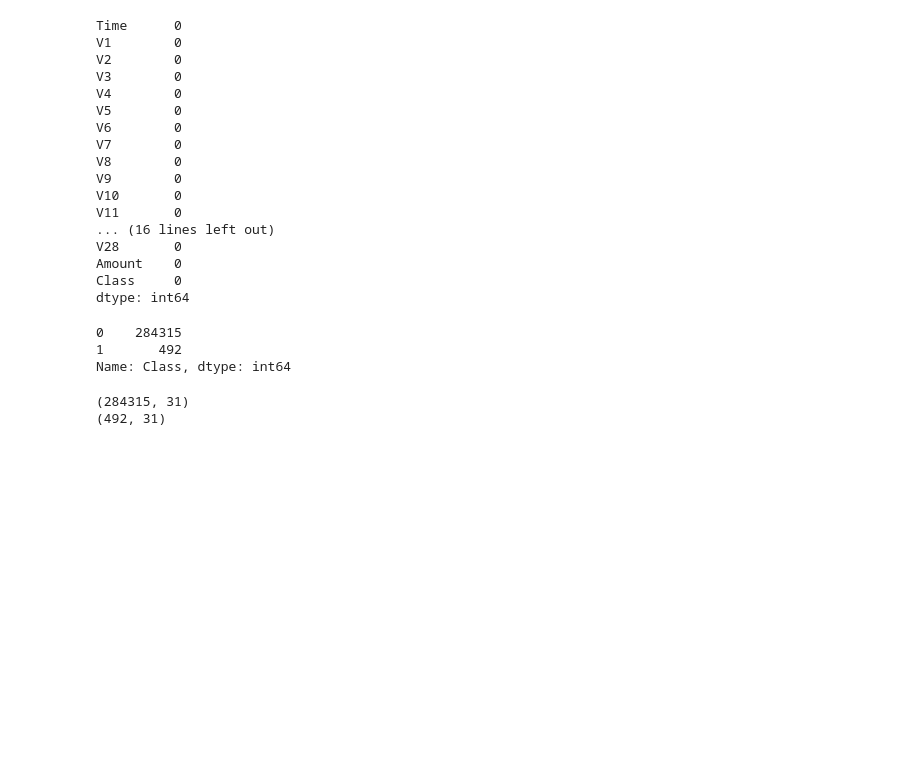
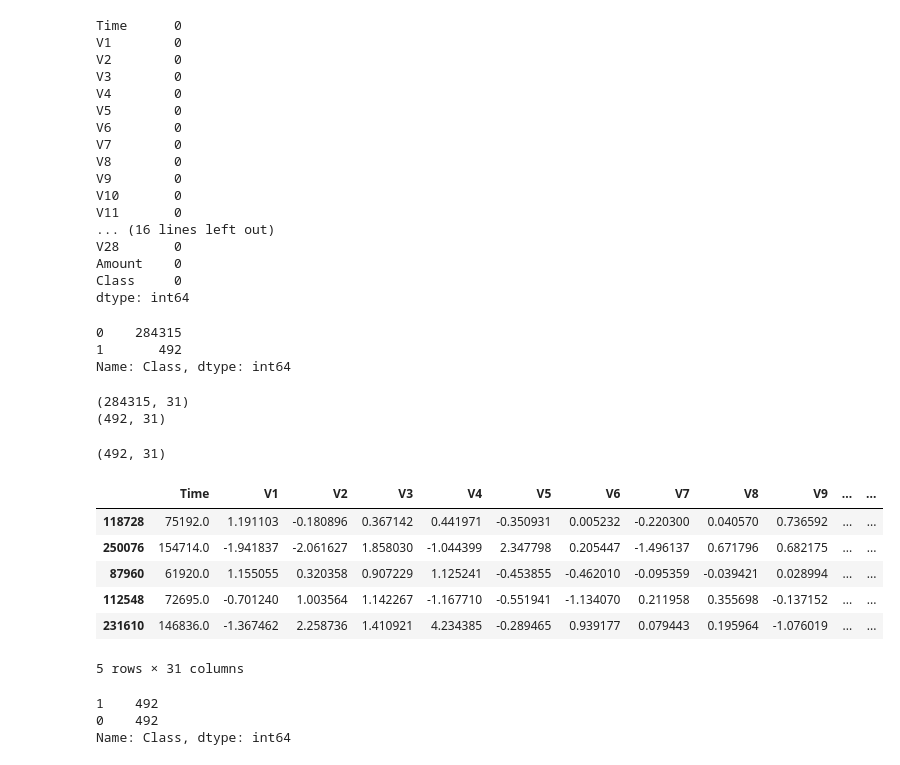
Before and after one commit to glenchiridza/ml_chp1_concepts, a Jupyter notebook: cp1.ipynb, the cells around one changed output. Saved outputs shown, nothing was run; the diff lists cells and outputs as text; code cells hidden in the pictures; blank space fills up the shorter version.

```diff
--- a/cp1.ipynb
+++ b/cp1.ipynb
@@ -1459,0 +1462,25 @@ print(fraud.shape)
+# %%
+legit_sample = legit.sample(n=492)
+# %%
+print(legit_sample.shape)
+# %% [output]
+(492, 31)
+# %%
+#Concatenate the two dataframes
+new_df = pd.concat([legit_sample,fraud],axis=0)
+# %%
+new_df.head()
+# %% [output]
+|  | Time | V1 | V2 | V3 | V4 | V5 | V6 | V7 | V8 | V9 | ... | ... |
+| 118728 | 75192.0 | 1.191103 | -0.180896 | 0.367142 | 0.441971 | -0.350931 | 0.005232 | -0.220300 | 0.040570 | 0.736592 | ... | ... |
+| 250076 | 154714.0 | -1.941837 | -2.061627 | 1.858030 | -1.044399 | 2.347798 | 0.205447 | -1.496137 | 0.671796 | 0.682175 | ... | ... |
+| 87960 | 61920.0 | 1.155055 | 0.320358 | 0.907229 | 1.125241 | -0.453855 | -0.462010 | -0.095359 | -0.039421 | 0.028994 | ... | ... |
+| 112548 | 72695.0 | -0.701240 | 1.003564 | 1.142267 | -1.167710 | -0.551941 | -1.134070 | 0.211958 | 0.355698 | -0.137152 | ... | ... |
+| 231610 | 146836.0 | -1.367462 | 2.258736 | 1.410921 | 4.234385 | -0.289465 | 0.939177 | 0.079443 | 0.195964 | -1.076019 | ... | ... |
+5 rows × 31 columns
+# %%
+new_df['Class'].value_counts()
+# %% [output]
+1    492
+0    492
+Name: Class, dtype: int64
```
Also changed, not shown: parts of 1 cell of this notebook.
